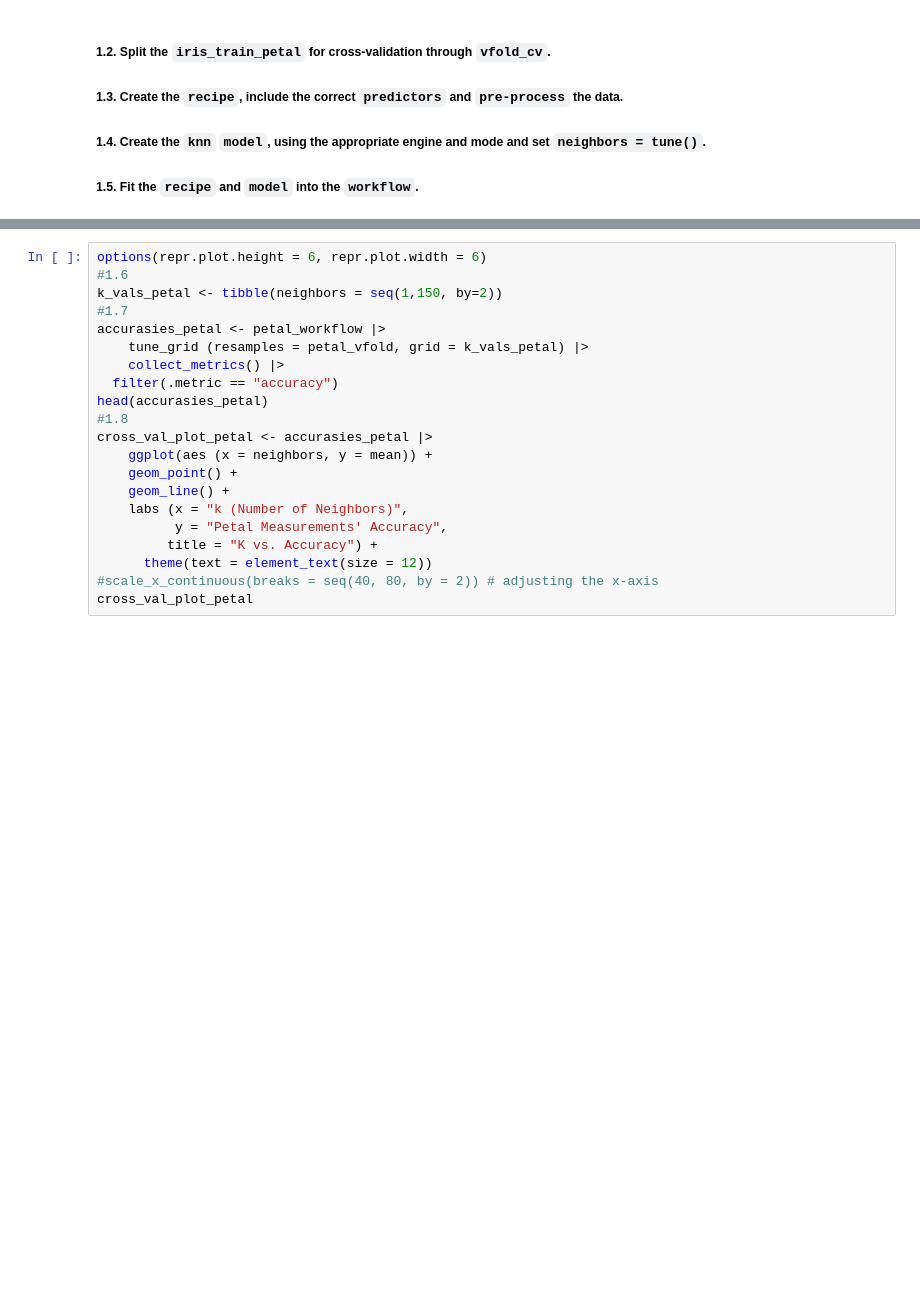
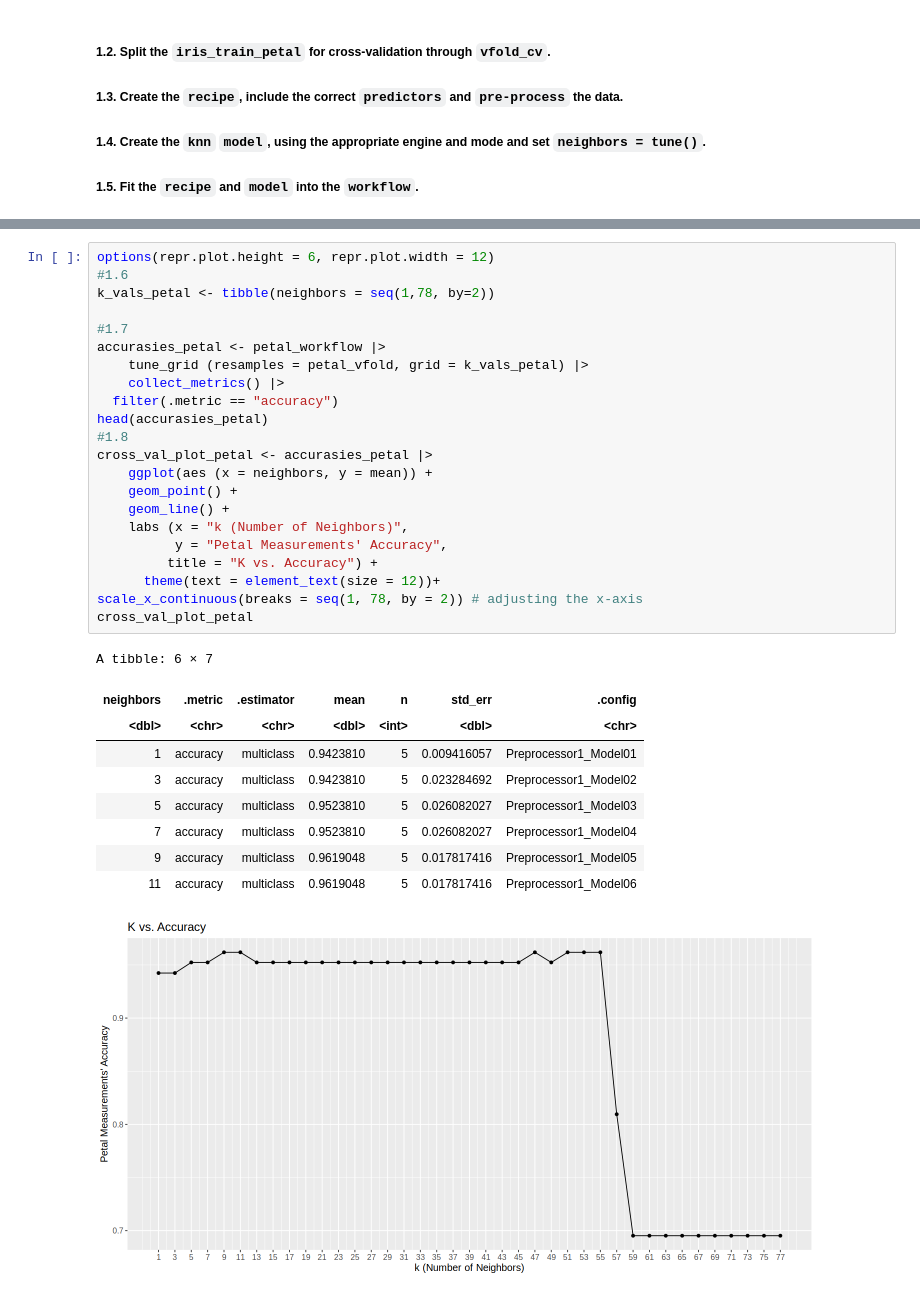
Before and after one commit to chilux00/dsci100-004-15, a Jupyter notebook: iris_prediction.ipynb, the cells around one changed output, grey strips where cells are left out. Saved outputs shown, nothing was run; the diff lists cells and outputs as text; blank space fills up the shorter version.

```diff
--- a/iris_prediction.ipynb
+++ b/iris_prediction.ipynb
@@ -155,21 +273,33 @@ petal_workflow
 # %%
-options(repr.plot.height = 6, repr.plot.width = 6)
+options(repr.plot.height = 6, repr.plot.width = 12)
 #1.6
-k_vals_petal <- tibble(neighbors = seq(1,150, by=2))
+k_vals_petal <- tibble(neighbors = seq(1,78, by=2))
+
 #1.7
 accurasies_petal <- petal_workflow |>
     tune_grid (resamples = petal_vfold, grid = k_vals_petal) |>
     collect_metrics() |>
   filter(.metric == "accuracy")
 head(accurasies_petal)
 #1.8
 cross_val_plot_petal <- accurasies_petal |>
     ggplot(aes (x = neighbors, y = mean)) +
     geom_point() +
     geom_line() +
     labs (x = "k (Number of Neighbors)",
           y = "Petal Measurements' Accuracy",
          title = "K vs. Accuracy") +
-      theme(text = element_text(size = 12))
-#scale_x_continuous(breaks = seq(40, 80, by = 2)) # adjusting the x-axis
+      theme(text = element_text(size = 12))+
+scale_x_continuous(breaks = seq(1, 78, by = 2)) # adjusting the x-axis
 cross_val_plot_petal
+# %% [output]
+A tibble: 6 × 7
+| neighbors | .metric | .estimator | mean | n | std_err | .config |
+| <dbl> | <chr> | <chr> | <dbl> | <int> | <dbl> | <chr> |
+| 1 | accuracy | multiclass | 0.9423810 | 5 | 0.009416057 | Preprocessor1_Model01 |
+| 3 | accuracy | multiclass | 0.9423810 | 5 | 0.023284692 | Preprocessor1_Model02 |
+| 5 | accuracy | multiclass | 0.9523810 | 5 | 0.026082027 | Preprocessor1_Model03 |
+| 7 | accuracy | multiclass | 0.9523810 | 5 | 0.026082027 | Preprocessor1_Model04 |
+| 9 | accuracy | multiclass | 0.9619048 | 5 | 0.017817416 | Preprocessor1_Model05 |
+| 11 | accuracy | multiclass | 0.9619048 | 5 | 0.017817416 | Preprocessor1_Model06 |
+[figure, added]
```
Also changed, not shown: parts of 28 cells of this notebook.
